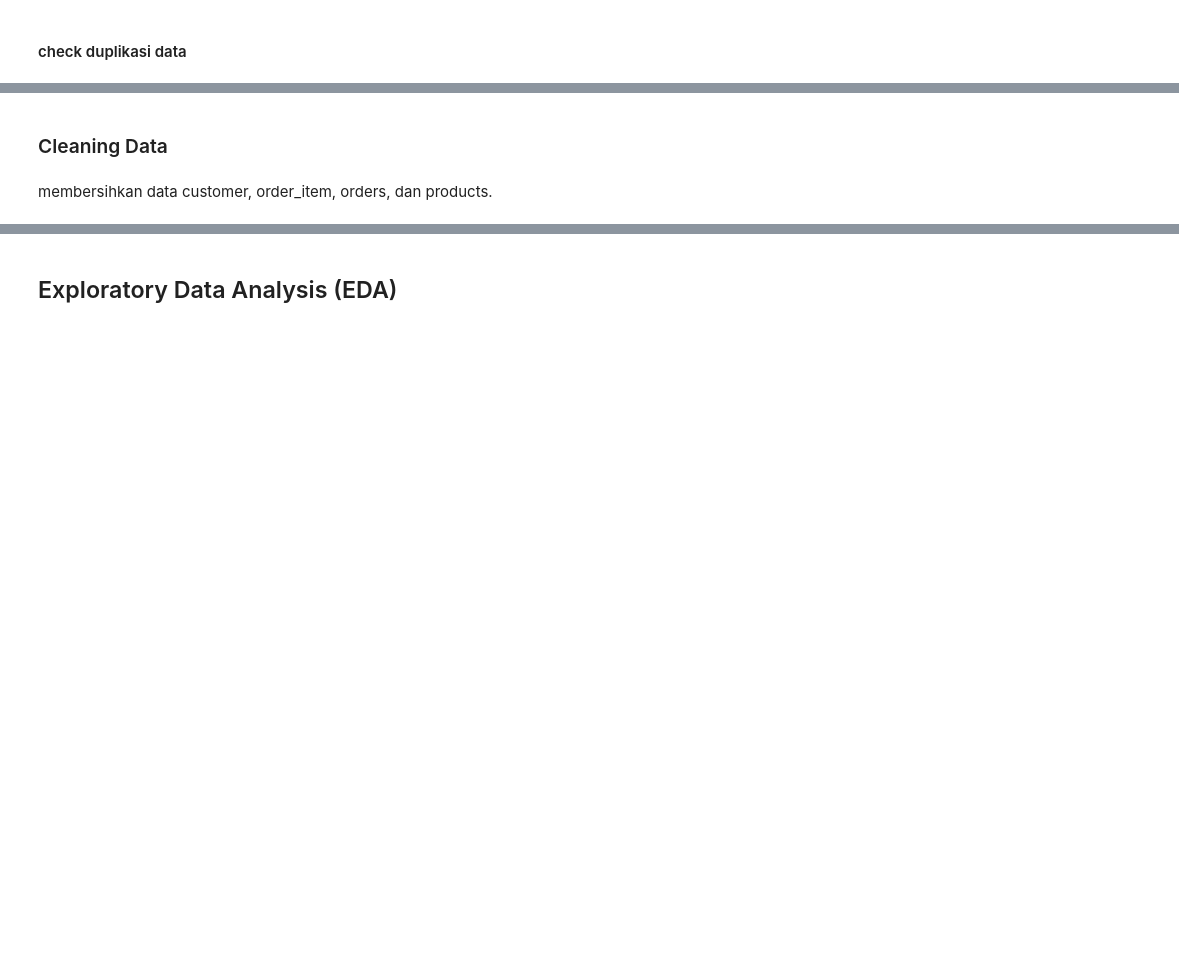
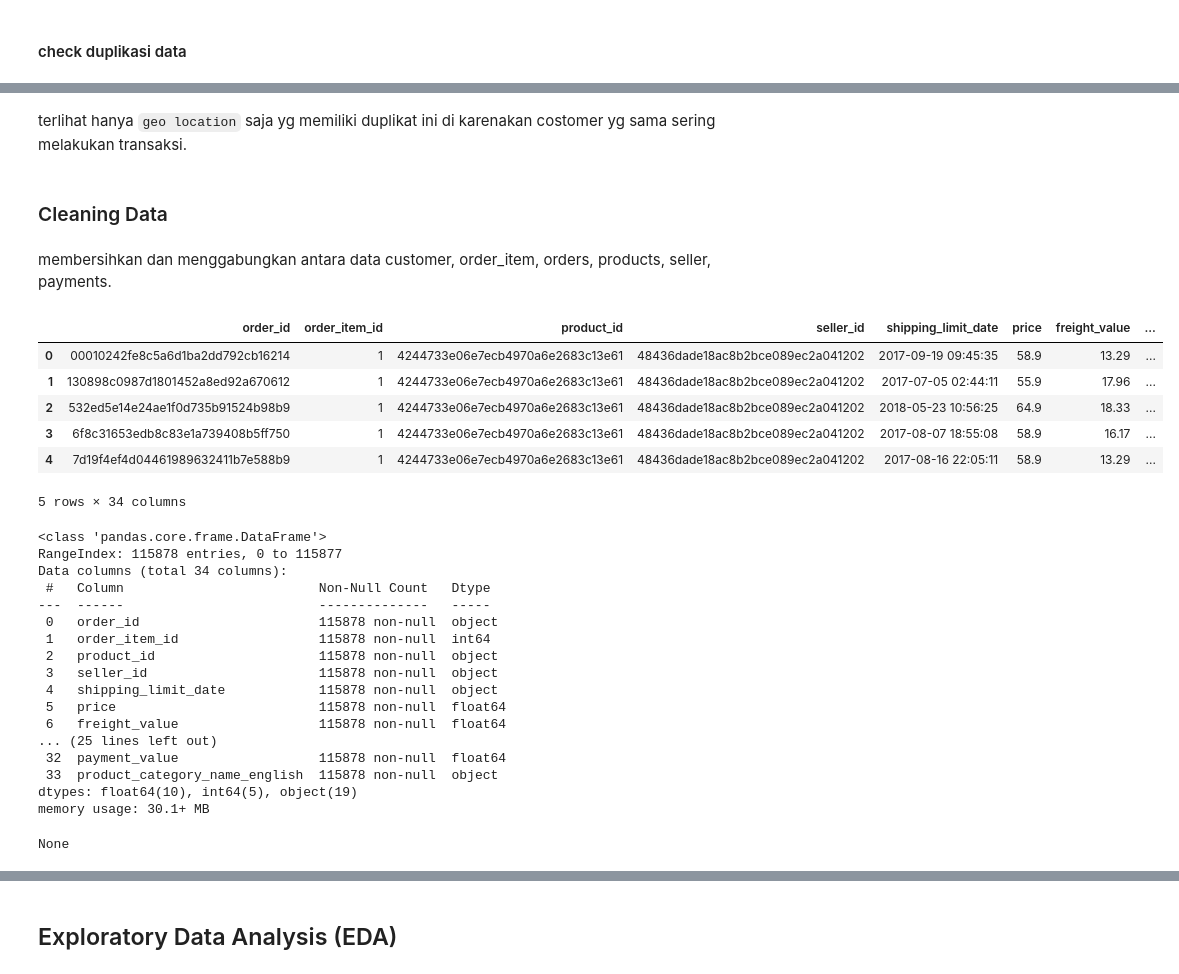
Before and after one commit to zhavei/Data-Analyst-Project-Ecommerce-Public-Dataset, a Jupyter notebook: notebook.ipynb, the cells around one changed output, grey strips where cells are left out. Saved outputs shown, nothing was run; the diff lists cells and outputs as text; code cells hidden in the pictures; blank space fills up the shorter version.

```diff
--- a/notebook.ipynb
+++ b/notebook.ipynb
@@ -164,4 +307,60 @@ freq                       1                             1
+# %% [markdown]
+terlihat hanya `geo location` saja yg memiliki duplikat ini di karenakan costomer yg sama sering melakukan transaksi.
 # %% [markdown]
 ### Cleaning Data
 # %% [markdown]
-membersihkan data customer, order_item, orders, dan products.
+membersihkan dan menggabungkan antara data customer, order_item, orders, products, seller, payments.
+# %%
+# melakukan merge data yang akan di gunakan
+# Merge the order items and orders datasets
+order_data = pd.merge(order_items, orders, on='order_id')
+
+# Merge in the customer data
+order_data = pd.merge(order_data, customers, on='customer_id')
+
+# Merge in the product data
+order_data = pd.merge(order_data, products, on='product_id')
+
+# merge in seller data
+order_data = pd.merge(order_data, sellers, on='seller_id')
+
+# merge in payments data
+order_data = pd.merge(order_data, payments, on='order_id')
+
+# merge in category name english
+data = pd.merge(order_data, products_eng, on='product_category_name')
+
+
+# Write to a CSV file without selecting columns
+data.to_csv('data/combined_dataset.csv', index=False)
+
+combine_data = pd.read_csv('data/combined_dataset.csv')
+
+display(combine_data.head())
+display(combine_data.info())
+# %% [output]
+|  | order_id | order_item_id | product_id | seller_id | shipping_limit_date | price | freight_value | ... |
+| 0 | 00010242fe8c5a6d1ba2dd792cb16214 | 1 | 4244733e06e7ecb4970a6e2683c13e61 | 48436dade18ac8b2bce089ec2a041202 | 2017-09-19 09:45:35 | 58.9 | 13.29 | ... |
+| 1 | 130898c0987d1801452a8ed92a670612 | 1 | 4244733e06e7ecb4970a6e2683c13e61 | 48436dade18ac8b2bce089ec2a041202 | 2017-07-05 02:44:11 | 55.9 | 17.96 | ... |
+| 2 | 532ed5e14e24ae1f0d735b91524b98b9 | 1 | 4244733e06e7ecb4970a6e2683c13e61 | 48436dade18ac8b2bce089ec2a041202 | 2018-05-23 10:56:25 | 64.9 | 18.33 | ... |
+| 3 | 6f8c31653edb8c83e1a739408b5ff750 | 1 | 4244733e06e7ecb4970a6e2683c13e61 | 48436dade18ac8b2bce089ec2a041202 | 2017-08-07 18:55:08 | 58.9 | 16.17 | ... |
+| 4 | 7d19f4ef4d04461989632411b7e588b9 | 1 | 4244733e06e7ecb4970a6e2683c13e61 | 48436dade18ac8b2bce089ec2a041202 | 2017-08-16 22:05:11 | 58.9 | 13.29 | ... |
+5 rows × 34 columns
+<class 'pandas.core.frame.DataFrame'>
+RangeIndex: 115878 entries, 0 to 115877
+Data columns (total 34 columns):
+ #   Column                         Non-Null Count   Dtype
+---  ------                         --------------   -----
+ 0   order_id                       115878 non-null  object
+ 1   order_item_id                  115878 non-null  int64
+ 2   product_id                     115878 non-null  object
+ 3   seller_id                      115878 non-null  object
+ 4   shipping_limit_date            115878 non-null  object
+ 5   price                          115878 non-null  float64
+ 6   freight_value                  115878 non-null  float64
+... (25 lines left out)
+ 32  payment_value                  115878 non-null  float64
+ 33  product_category_name_english  115878 non-null  object
+dtypes: float64(10), int64(5), object(19)
+memory usage: 30.1+ MB
+None
```
Also changed, not shown: parts of 17 cells of this notebook, 1 other file.
